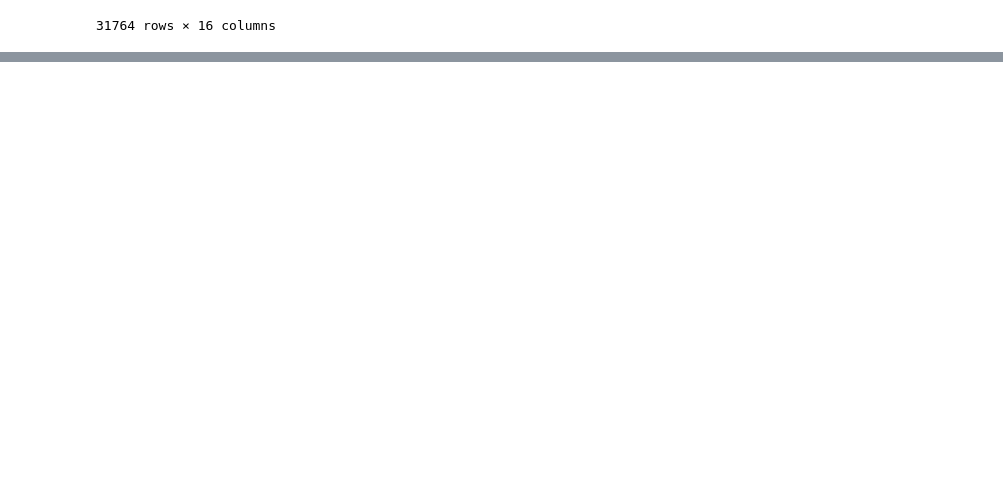
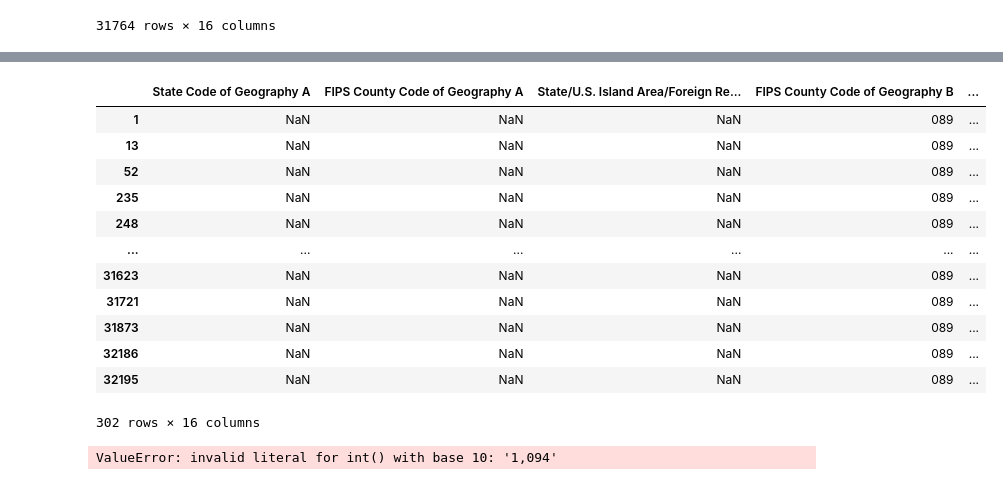
Before and after one commit to randallb15/City-Data, a Jupyter notebook: Testing.ipynb, the cells around one changed output, grey strips where cells are left out. Saved outputs shown, nothing was run; the diff lists cells and outputs as text; code cells hidden in the pictures; blank space fills up the shorter version.

Commit message:
explored texas data

```diff
--- a/Testing.ipynb
+++ b/Testing.ipynb
@@ -153,0 +159,2 @@ ins_outs_df_texas.to_csv('data/censusdata/texas.csv')
+# %%
+ins_outs_df_texas.iloc[:,0] = ins_outs_df_texas.iloc[:,0].astype('category')
@@ -153,0 +181,2 @@ ins_outs_df_texas.to_csv('data/censusdata/texas.csv')
+# %%
+ins_outs_df_texas.iloc[:,:4] = ins_outs_df_texas.iloc[:,:4].astype('category')
@@ -153,0 +203,22 @@ ins_outs_df_texas.to_csv('data/censusdata/texas.csv')
+# %%
+ins_outs_df_texas.iloc[:,8:] = ins_outs_df_texas.replace(',','')
+# %%
+ins_outs_df_texas[ins_outs_df_texas == '089'].dropna(how='all')
+# %% [output]
+|  | State Code of Geography A | FIPS County Code of Geography A | State/U.S. Island Area/Foreign Re... | FIPS County Code of Geography B | ... |
+| 1 | NaN | NaN | NaN | 089 | ... |
+| 13 | NaN | NaN | NaN | 089 | ... |
+| 52 | NaN | NaN | NaN | 089 | ... |
+| 235 | NaN | NaN | NaN | 089 | ... |
+| 248 | NaN | NaN | NaN | 089 | ... |
+| ... | ... | ... | ... | ... | ... |
+| 31623 | NaN | NaN | NaN | 089 | ... |
+| 31721 | NaN | NaN | NaN | 089 | ... |
+| 31873 | NaN | NaN | NaN | 089 | ... |
+| 32186 | NaN | NaN | NaN | 089 | ... |
+| 32195 | NaN | NaN | NaN | 089 | ... |
+302 rows × 16 columns
+# %%
+ins_outs_df_texas.iloc[:,8:] = ins_outs_df_texas.iloc[:,8:].astype('int')
+# %% [output]
+ValueError: invalid literal for int() with base 10: '1,094'
```
Also changed, not shown: parts of 4 cells of this notebook.
